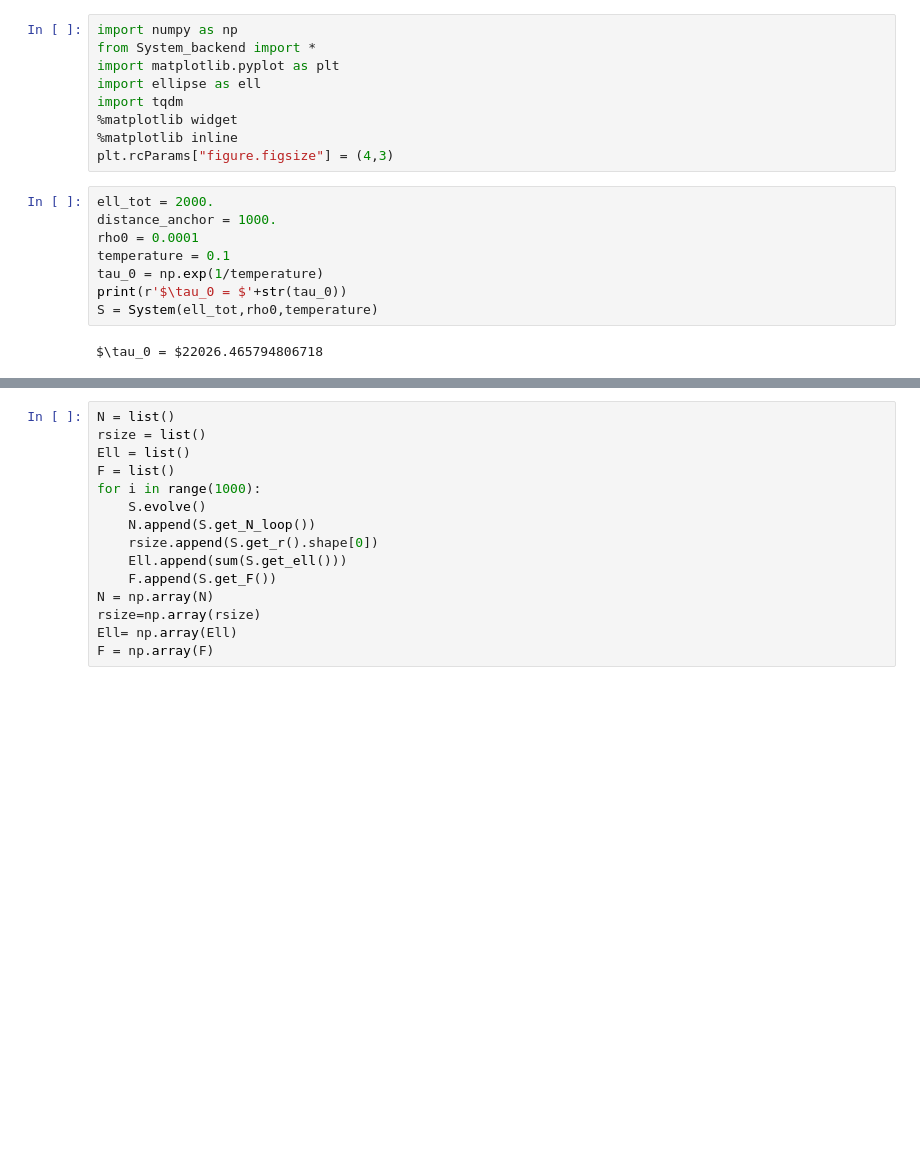
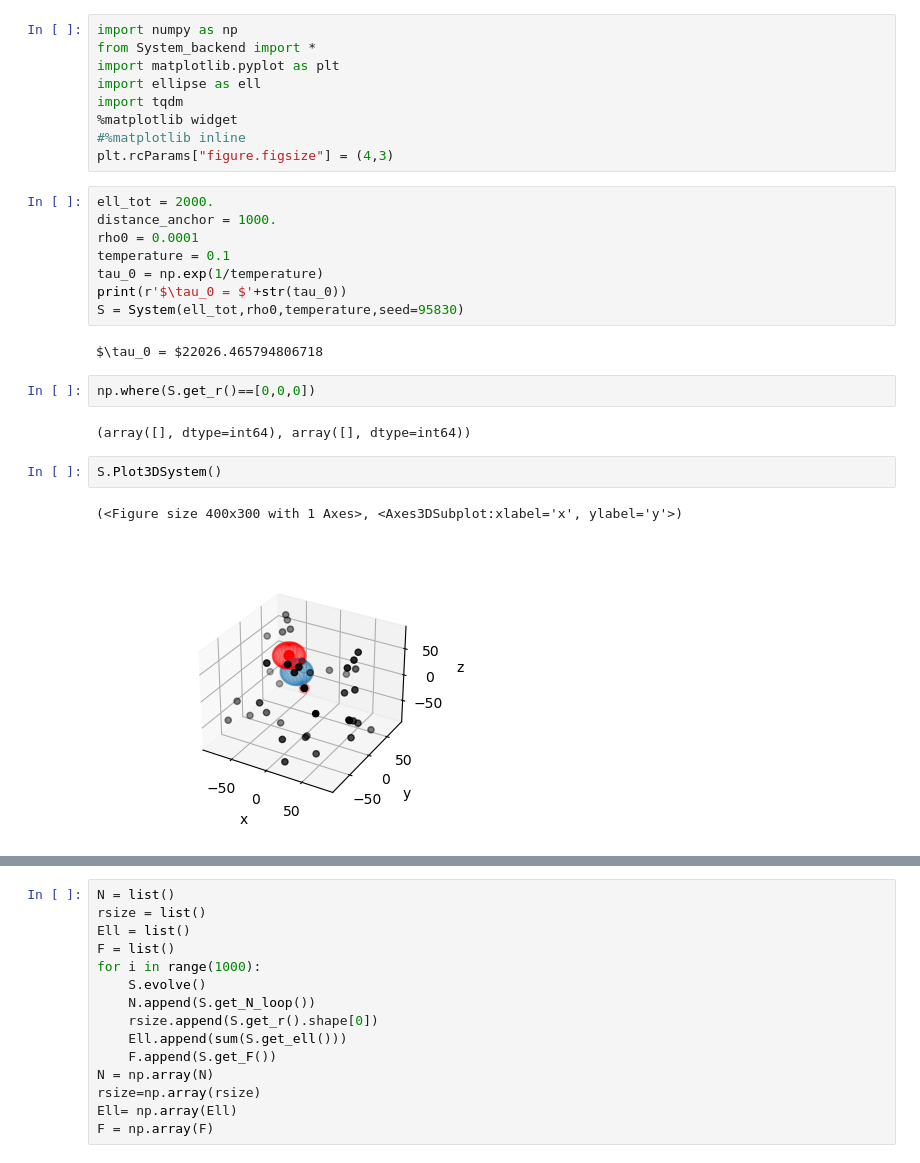
Before and after one commit to HugoLeRoy94/Aging_Condensate, a Jupyter notebook: Test_backend.ipynb, the cells around one changed output, grey strips where cells are left out. Drawn from its saved outputs; the diff is of its cells as text; blank space fills up the shorter version.

```diff
--- a/Test_backend.ipynb
+++ b/Test_backend.ipynb
@@ -5,7 +5,7 @@ import matplotlib.pyplot as plt
 import ellipse as ell
 import tqdm
 %matplotlib widget
-%matplotlib inline
+#%matplotlib inline
 plt.rcParams["figure.figsize"] = (4,3)
 # %%
 ell_tot = 2000.
@@ -14,6 +14,15 @@ rho0 = 0.0001
 temperature = 0.1
 tau_0 = np.exp(1/temperature)
 print(r'$\tau_0 = $'+str(tau_0))
-S = System(ell_tot,rho0,temperature)
+S = System(ell_tot,rho0,temperature,seed=95830)
 # %% [output]
 $\tau_0 = $22026.465794806718
+# %%
+np.where(S.get_r()==[0,0,0])
+# %% [output]
+(array([], dtype=int64), array([], dtype=int64))
+# %%
+S.Plot3DSystem()
+# %% [output]
+(<Figure size 400x300 with 1 Axes>, <Axes3DSubplot:xlabel='x', ylabel='y'>)
+[figure, added]
```
Also changed, not shown: parts of 2 cells of this notebook, 13 other files.
